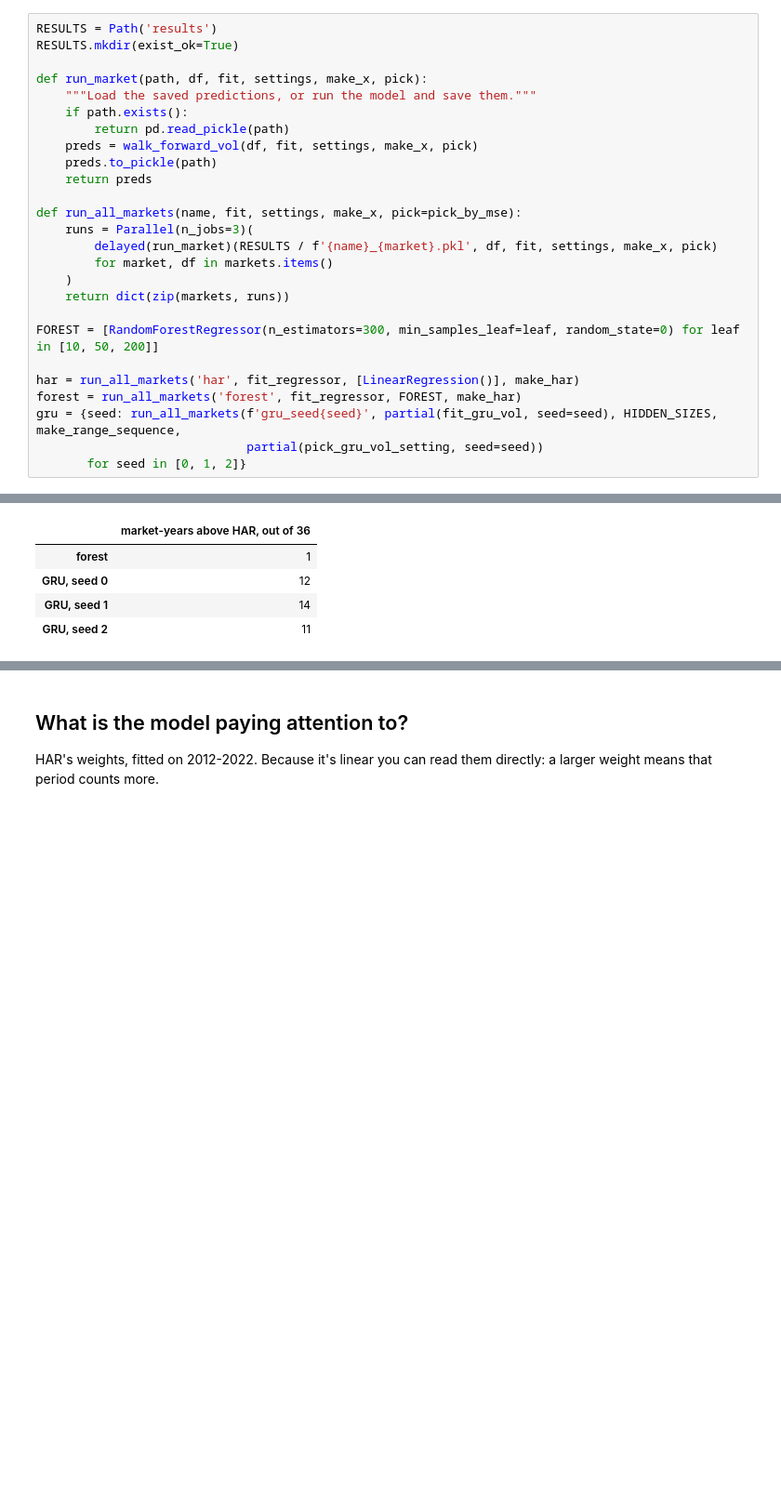
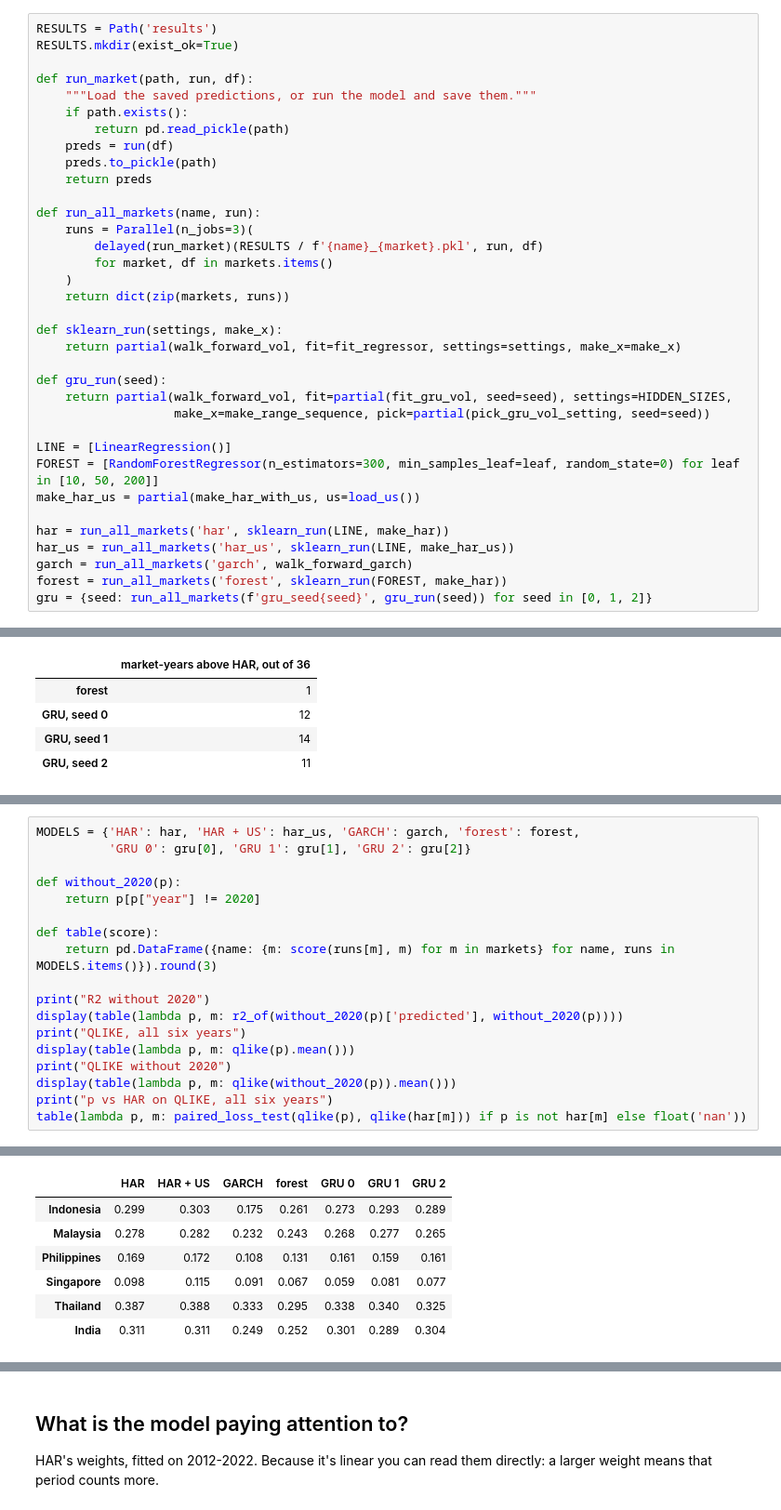
Before and after one commit to kesavakrishna/asean-ml-forecasting, a Jupyter notebook: volatility.ipynb, the cells around one changed output, grey strips where cells are left out. Shown at 93% size. Drawn from its saved outputs; the diff is of its cells as text; blank space fills up the shorter version.

```diff
--- a/volatility.ipynb
+++ b/volatility.ipynb
@@ -59,28 +60,37 @@ Each finished run is saved in `results/`, so a rerun skips it. **Delete that fol
 RESULTS = Path('results')
 RESULTS.mkdir(exist_ok=True)
 
-def run_market(path, df, fit, settings, make_x, pick):
+def run_market(path, run, df):
     """Load the saved predictions, or run the model and save them."""
     if path.exists():
         return pd.read_pickle(path)
-    preds = walk_forward_vol(df, fit, settings, make_x, pick)
+    preds = run(df)
     preds.to_pickle(path)
     return preds
 
-def run_all_markets(name, fit, settings, make_x, pick=pick_by_mse):
+def run_all_markets(name, run):
     runs = Parallel(n_jobs=3)(
-        delayed(run_market)(RESULTS / f'{name}_{market}.pkl', df, fit, settings, make_x, pick)
+        delayed(run_market)(RESULTS / f'{name}_{market}.pkl', run, df)
         for market, df in markets.items()
     )
     return dict(zip(markets, runs))
 
+def sklearn_run(settings, make_x):
+    return partial(walk_forward_vol, fit=fit_regressor, settings=settings, make_x=make_x)
+
+def gru_run(seed):
+    return partial(walk_forward_vol, fit=partial(fit_gru_vol, seed=seed), settings=HIDDEN_SIZES,
+                   make_x=make_range_sequence, pick=partial(pick_gru_vol_setting, seed=seed))
+
+LINE = [LinearRegression()]
 FOREST = [RandomForestRegressor(n_estimators=300, min_samples_leaf=leaf, random_state=0) for leaf in [10, 50, 200]]
+make_har_us = partial(make_har_with_us, us=load_us())
 
-har = run_all_markets('har', fit_regressor, [LinearRegression()], make_har)
-forest = run_all_markets('forest', fit_regressor, FOREST, make_har)
-gru = {seed: run_all_markets(f'gru_seed{seed}', partial(fit_gru_vol, seed=seed), HIDDEN_SIZES, make_range_sequence,
-                             partial(pick_gru_vol_setting, seed=seed))
-       for seed in [0, 1, 2]}
+har = run_all_markets('har', sklearn_run(LINE, make_har))
+har_us = run_all_markets('har_us', sklearn_run(LINE, make_har_us))
+garch = run_all_markets('garch', walk_forward_garch)
+forest = run_all_markets('forest', sklearn_run(FOREST, make_har))
+gru = {seed: run_all_markets(f'gru_seed{seed}', gru_run(seed)) for seed in [0, 1, 2]}
 # %% [markdown]
 ## All six test years pooled
 
@@ -169,0 +230,19 @@ pd.Series({
+# %%
+MODELS = {'HAR': har, 'HAR + US': har_us, 'GARCH': garch, 'forest': forest,
+          'GRU 0': gru[0], 'GRU 1': gru[1], 'GRU 2': gru[2]}
+
+def without_2020(p):
+    return p[p["year"] != 2020]
+
+def table(score):
+    return pd.DataFrame({name: {m: score(runs[m], m) for m in markets} for name, runs in MODELS.items()}).round(3)
+
+print("R2 without 2020")
+display(table(lambda p, m: r2_of(without_2020(p)['predicted'], without_2020(p))))
+print("QLIKE, all six years")
+display(table(lambda p, m: qlike(p).mean()))
+print("QLIKE without 2020")
+display(table(lambda p, m: qlike(without_2020(p)).mean()))
+print("p vs HAR on QLIKE, all six years")
+table(lambda p, m: paired_loss_test(qlike(p), qlike(har[m])) if p is not har[m] else float('nan'))
+# %% [output]
@@ -169,0 +250,7 @@ pd.Series({
+|  | HAR | HAR + US | GARCH | forest | GRU 0 | GRU 1 | GRU 2 |
+| Indonesia | 0.299 | 0.303 | 0.175 | 0.261 | 0.273 | 0.293 | 0.289 |
+| Malaysia | 0.278 | 0.282 | 0.232 | 0.243 | 0.268 | 0.277 | 0.265 |
+| Philippines | 0.169 | 0.172 | 0.108 | 0.131 | 0.161 | 0.159 | 0.161 |
+| Singapore | 0.098 | 0.115 | 0.091 | 0.067 | 0.059 | 0.081 | 0.077 |
+| Thailand | 0.387 | 0.388 | 0.333 | 0.295 | 0.338 | 0.340 | 0.325 |
+| India | 0.311 | 0.311 | 0.249 | 0.252 | 0.301 | 0.289 | 0.304 |
```
Also changed, not shown: parts of 7 cells of this notebook, 5 other files.
